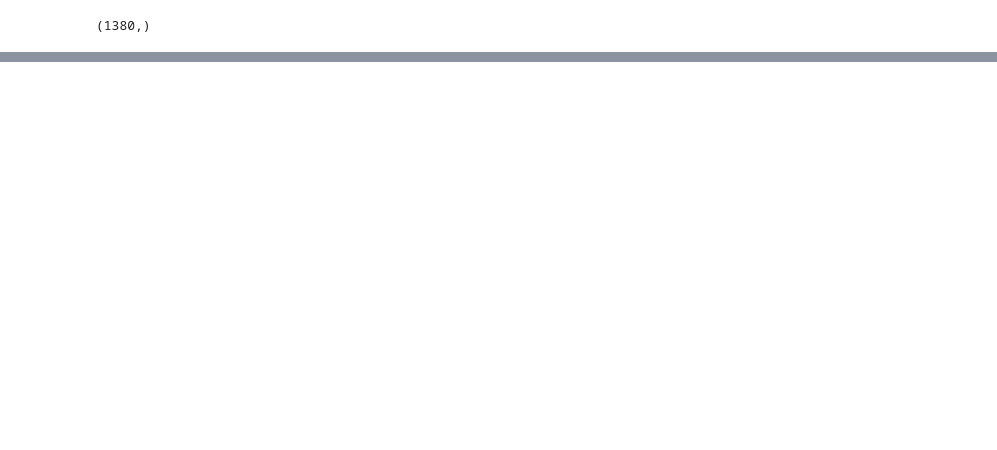
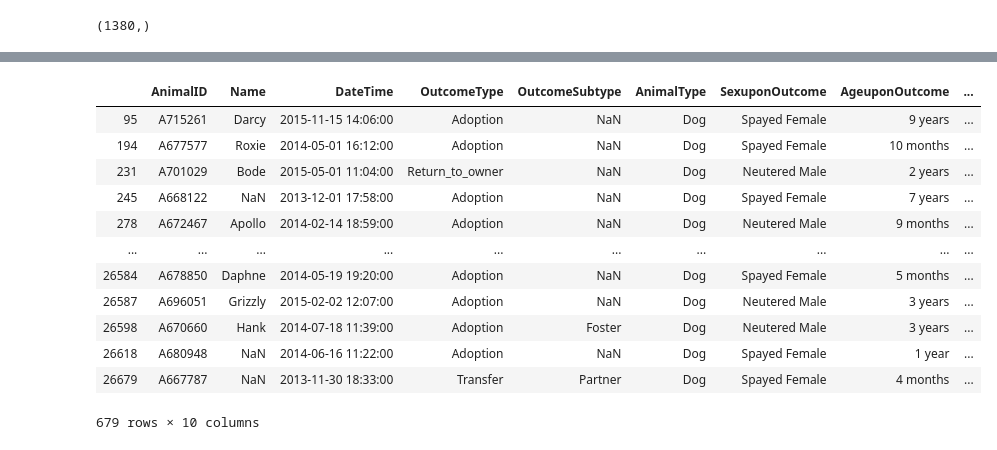
Before and after one commit to ta-data-lis/final-project, a Jupyter notebook: your-project/EDA.ipynb, the cells around one changed output, grey strips where cells are left out. Cells and saved outputs as stored; diff of their text form; code cells hidden in the pictures; blank space fills up the shorter version.

```diff
--- a/your-project/EDA.ipynb
+++ b/your-project/EDA.ipynb
@@ -171,0 +191,6 @@ dt.Breed.value_counts() == 1  ## want to know what the unique here
+# %%
+
+low_breed = dt['Breed'].value_counts()[dt['Breed'].value_counts() == 1]
+
+
+#low_breed = dt['Breed'].value_counts()[dt['Breed'].value_counts() < 30]
@@ -176,3 +223,21 @@ dt.Breed.value_counts().shape
+# %%
+# decide wether to use this or not -- Filter
+
+dt.loc[dt['Breed'].isin(low_breed.index)]
+# %% [output]
+|  | AnimalID | Name | DateTime | OutcomeType | OutcomeSubtype | AnimalType | SexuponOutcome | AgeuponOutcome | ... |
+| 95 | A715261 | Darcy | 2015-11-15 14:06:00 | Adoption | NaN | Dog | Spayed Female | 9 years | ... |
+| 194 | A677577 | Roxie | 2014-05-01 16:12:00 | Adoption | NaN | Dog | Spayed Female | 10 months | ... |
+| 231 | A701029 | Bode | 2015-05-01 11:04:00 | Return_to_owner | NaN | Dog | Neutered Male | 2 years | ... |
+| 245 | A668122 | NaN | 2013-12-01 17:58:00 | Adoption | NaN | Dog | Spayed Female | 7 years | ... |
+| 278 | A672467 | Apollo | 2014-02-14 18:59:00 | Adoption | NaN | Dog | Neutered Male | 9 months | ... |
+| ... | ... | ... | ... | ... | ... | ... | ... | ... | ... |
+| 26584 | A678850 | Daphne | 2014-05-19 19:20:00 | Adoption | NaN | Dog | Spayed Female | 5 months | ... |
+| 26587 | A696051 | Grizzly | 2015-02-02 12:07:00 | Adoption | NaN | Dog | Neutered Male | 3 years | ... |
+| 26598 | A670660 | Hank | 2014-07-18 11:39:00 | Adoption | Foster | Dog | Neutered Male | 3 years | ... |
+| 26618 | A680948 | NaN | 2014-06-16 11:22:00 | Adoption | NaN | Dog | Spayed Female | 1 year | ... |
+| 26679 | A667787 | NaN | 2013-11-30 18:33:00 | Transfer | Partner | Dog | Spayed Female | 4 months | ... |
+679 rows × 10 columns
 # %%
 """
 Problably will do an hot encoding of this one
```
Also changed, not shown: parts of 15 cells of this notebook.
